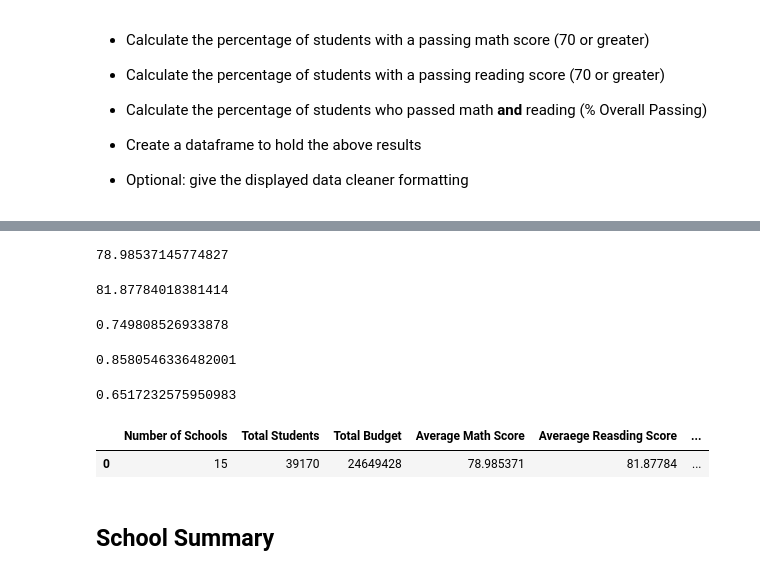
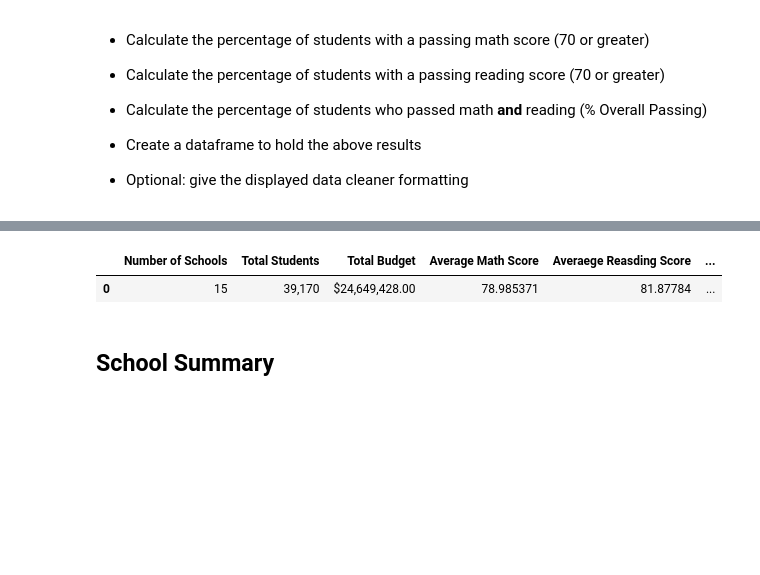
Before and after one commit to Annaolivia5/School-District-Trends, a Jupyter notebook: PyCitySchools/PyCitySchools_starter.ipynb, the cells around one changed output, grey strips where cells are left out. Cells and saved outputs as stored; diff of their text form; code cells hidden in the pictures; blank space fills up the shorter version.

Commit message:
output format changes

```diff
--- a/PyCitySchools/PyCitySchools_starter.ipynb
+++ b/PyCitySchools/PyCitySchools_starter.ipynb
@@ -59,52 +50,48 @@ total_budget
 # %%
 # Calculate the average math score
 avg_math_score = student_data['math_score'].mean()
-avg_math_score
-# %% [output]
-78.98537145774827
 # %%
 # Calculate the average reading score
 avg_reading_score = student_data['reading_score'].mean()
-avg_reading_score
-# %% [output]
-81.87784018381414
 # %%
 # Calculate the percentage of students with a passing math score (70 or greater)
 passing_math_df = student_data[student_data['math_score'] >= 70]
 percent_passing_math = len(passing_math_df) / total_students
-percent_passing_math
-# %% [output]
-0.749808526933878
 # %%
 # Calculate the percentage of students with a passing reading score (70 or greater)
 passing_reading_df = student_data[student_data['reading_score'] >= 70]
 percent_passing_reading = len(passing_reading_df) / total_students
-percent_passing_reading
-# %% [output]
-0.8580546336482001
 # %%
 # Calculate the percentage of students who passed math and reading (% Overall Passing)
 passing_reading_and_math_df = school_data_complete[(school_data_complete['reading_score'] >= 70) & (school_data_complete['math_score'] >= 70)]
 percent_passing_reading_and_math = len(passing_reading_and_math_df) / total_students
-percent_passing_reading_and_math
-# %% [output]
-0.6517232575950983
 # %%
 # Create a dataframe to hold the above results
 data = {'Number of Schools':[num_of_schools],
         'Total Students':[total_students],
         'Total Budget':[total_budget],
         'Average Math Score': [avg_math_score],
         'Averaege Reasding Score': [avg_reading_score],
-        'Percent Passing Math': [percent_passing_math],
-        'Percent Passing Reading': [percent_passing_reading],
-        'Percent Passing Reading and Math': [percent_passing_reading_and_math]}
+        '% Passing Math': [percent_passing_math],
+        '% Passing Reading': [percent_passing_reading],
+        '% Overall Passing': [percent_passing_reading_and_math]}
 
 district_summary_df = pd.DataFrame(data)
 district_summary_df
+
+formated_district_summary_df = district_summary_df
+
+formated_district_summary_df["Total Students"] = formated_district_summary_df["Total Students"].astype(int).map("{:,}".format)
+formated_district_summary_df["Total Budget"] = formated_district_summary_df["Total Budget"].astype(float).map("${:,.2f}".format)
+formated_district_summary_df["% Passing Math"] = (formated_district_summary_df["% Passing Math"] * 100)
+formated_district_summary_df["% Passing Reading"] = (formated_district_summary_df["% Passing Reading"] * 100)
+formated_district_summary_df["% Overall Passing"] = (formated_district_summary_df["% Overall Passing"] * 100)
+
+
+formated_district_summary_df
 # %% [output]
 |  | Number of Schools | Total Students | Total Budget | Average Math Score | Averaege Reasding Score | ... |
-| 0 | 15 | 39170 | 24649428 | 78.985371 | 81.87784 | ... |
+| 0 | 15 | 39,170 | $24,649,428.00 | 78.985371 | 81.87784 | ... |
 # %% [markdown]
 ## School Summary
 # %% [markdown]
```
Also changed, not shown: parts of 6 cells of this notebook.
